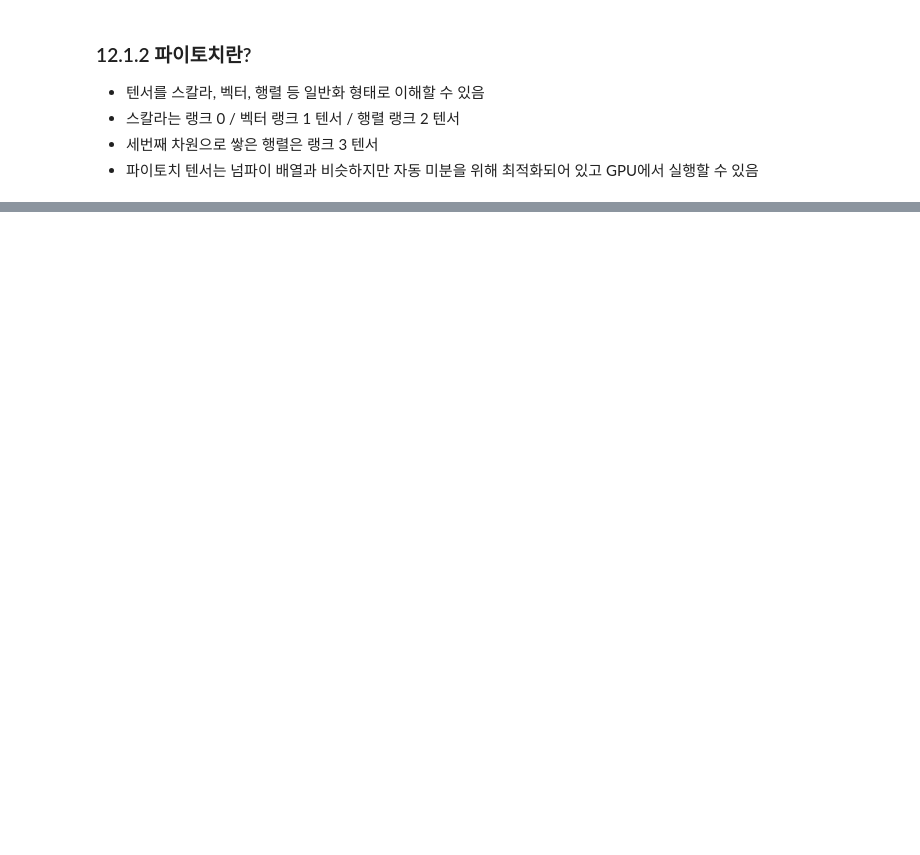
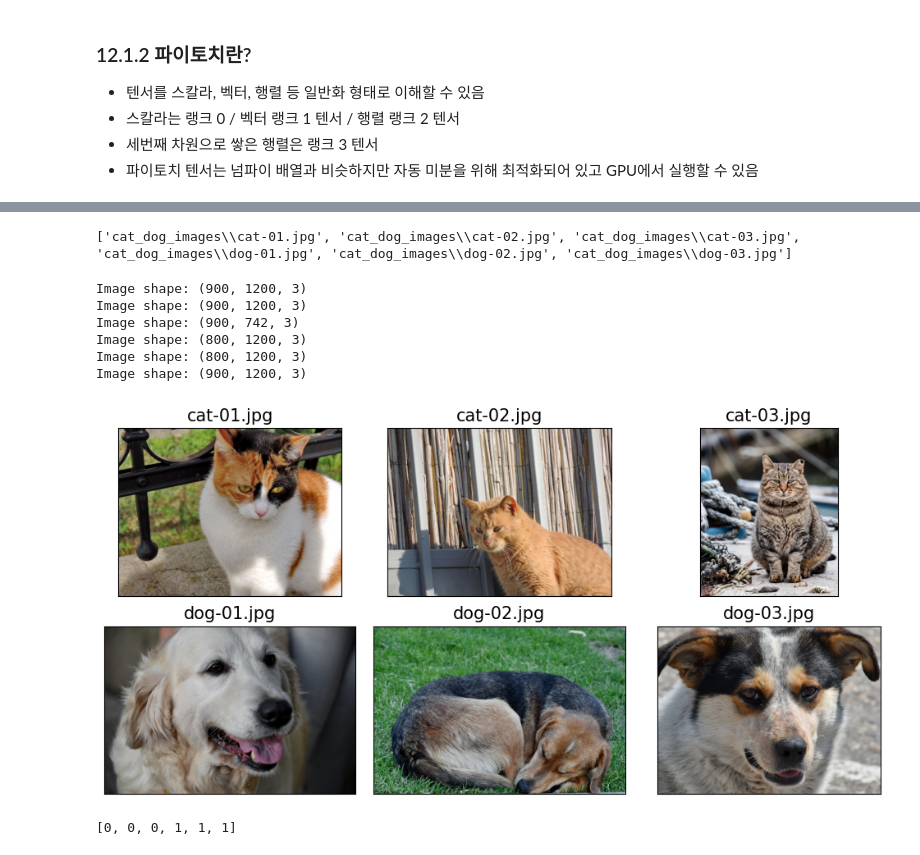
Before and after one commit to Doubles2/MLStudy, a Jupyter notebook: 머신러닝교과서_파이토치편/chap12/chap12.ipynb, the cells around one changed output, grey strips where cells are left out. Cells and saved outputs as stored; diff of their text form; code cells hidden in the pictures; blank space fills up the shorter version.

Commit message:
custom dataset과 dataloader 공부

```diff
--- a/머신러닝교과서_파이토치편/chap12/chap12.ipynb
+++ b/머신러닝교과서_파이토치편/chap12/chap12.ipynb
@@ -31,0 +238,5 @@ IPythonImage(url='https://raw.githubusercontent.com/rickiepark/ml-with-pytorch/m
+# %%
+# 데이터셋을 자동 배치 또는 사용자의 정의 배치로 구성할 수 있음
+data_loader = DataLoader(t, batch_size=3, drop_last=False)
+for i, batch in enumerate(data_loader, 1):
+    print(f'배치 {i}:', batch)
@@ -31,0 +302,8 @@ IPythonImage(url='https://raw.githubusercontent.com/rickiepark/ml-with-pytorch/m
+# %%
+torch.manual_seed(1)
+data_loader = DataLoader(dataset=joint_dataset, batch_size=2, shuffle=True)
+
+# x와 y 항목 간 일대일 대응이 깨지지 않고 행이 섞여 있음
+for i, batch in enumerate(data_loader, 1):
+    print(f'배치 {i}:', 'x:', batch[0],
+           '       \n   y:', batch[1])
@@ -31,0 +317,10 @@ IPythonImage(url='https://raw.githubusercontent.com/rickiepark/ml-with-pytorch/m
+# %%
+# 여러 에포크 동안 모델을 훈련할 때 데이터셋을 원하는 에포크 수만큼 섞어서 반복해야 함
+for epoch in range(2):
+    print(f'에포크 {epoch+1}')
+    for i, batch in enumerate(data_loader, 1):
+          print(f'배치 {i}:', 'x:', batch[0],
+                           '       \n   y:', batch[1])
+    print('===========================================')
+
+# 2개의 다른 배치 집합이 만들어지는 것을 확인할 수 있음
@@ -31,0 +348,38 @@ IPythonImage(url='https://raw.githubusercontent.com/rickiepark/ml-with-pytorch/m
+# %%
+import pathlib
+imgdir_path = pathlib.Path('cat_dog_images')
+file_list = sorted([str(path) for path in
+                    imgdir_path.glob('*.jpg')])
+print(file_list)
+# %% [output]
+['cat_dog_images\\cat-01.jpg', 'cat_dog_images\\cat-02.jpg', 'cat_dog_images\\cat-03.jpg', 'cat_dog_images\\dog-01.jpg', 'cat_dog_images\\dog-02.jpg', 'cat_dog_images\\dog-03.jpg']
+# %%
+import matplotlib.pyplot as plt
+import os
+from PIL import Image
+
+fig = plt.figure(figsize=(10,5))
+for i, file in enumerate(file_list):
+    img = Image.open(file)
+    print('Image shape:', np.array(img).shape)
+    ax = fig.add_subplot(2, 3, i+1)
+    ax.set_xticks([]); ax.set_yticks([])
+    ax.imshow(img)
+    ax.set_title(os.path.basename(file), size=15)
+plt.tight_layout()
+plt.show()
+# %% [output]
+Image shape: (900, 1200, 3)
+Image shape: (900, 1200, 3)
+Image shape: (900, 742, 3)
+Image shape: (800, 1200, 3)
+Image shape: (800, 1200, 3)
+Image shape: (900, 1200, 3)
+[figure, added]
+# %%
+# 레이블 설정 - 강아지: 1 / 고양이: 0
+labels = [1 if 'dog' in os.path.basename(file) else 0
+                                for file in file_list]
+print(labels)
+# %% [output]
+[0, 0, 0, 1, 1, 1]
```
Also changed, not shown: parts of 31 cells of this notebook, 7 other files.
